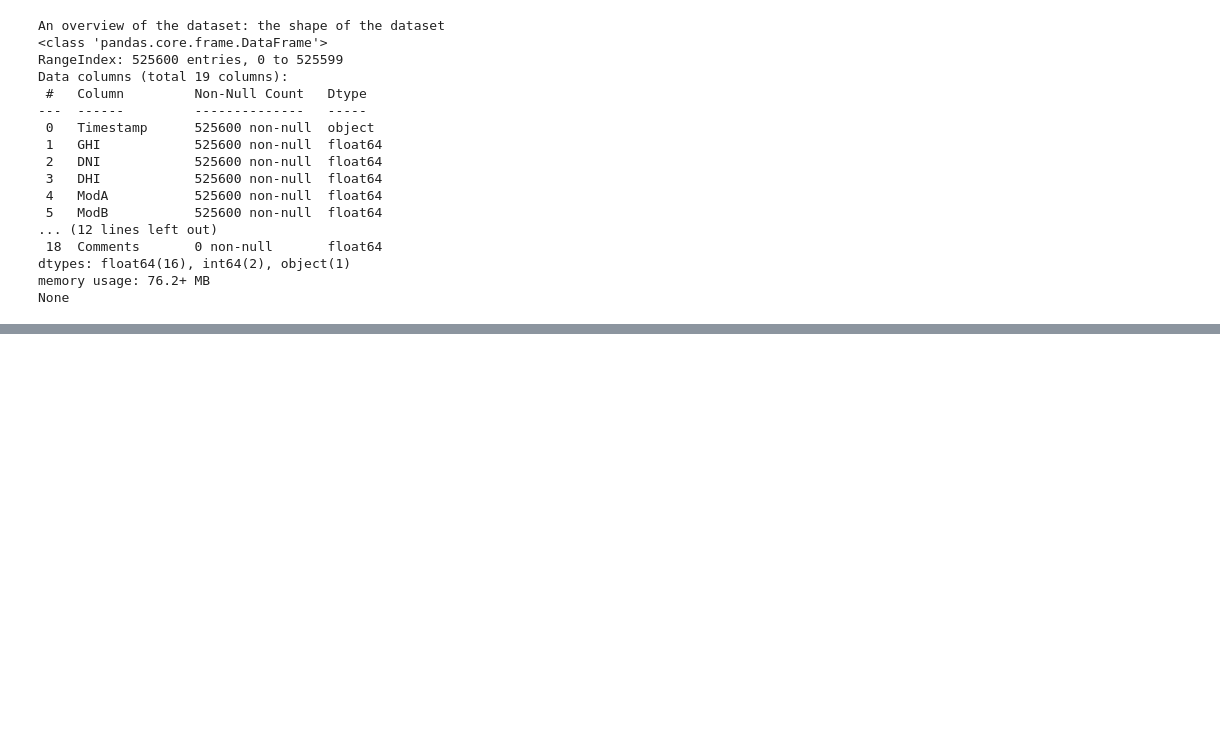
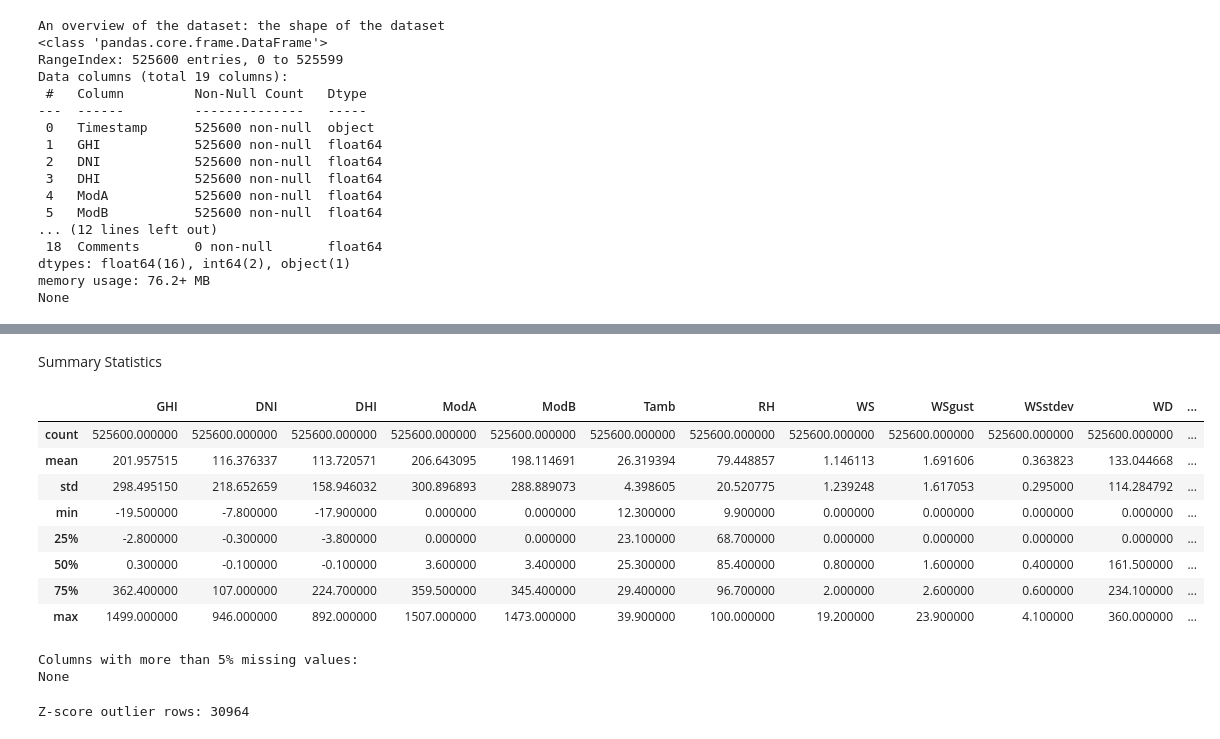
Before and after one commit to Feven777/solar-challenge-week0, a Jupyter notebook: notebook/sierraleone_eda.ipynb, the cells around one changed output, grey strips where cells are left out. Cells and saved outputs as stored; diff of their text form; code cells hidden in the pictures; blank space fills up the shorter version.

Commit message:
add outlier detection and cleaning

```diff
--- a/notebook/sierraleone_eda.ipynb
+++ b/notebook/sierraleone_eda.ipynb
@@ -75,0 +97,35 @@ None
+# %%
+# drop the comments column as it is not needed for analysis
+df=df.drop(columns=['Comments'])
+# %% [markdown]
+Summary Statistics
+# %%
+df.describe()
+# %% [output]
+|  | GHI | DNI | DHI | ModA | ModB | Tamb | RH | WS | WSgust | WSstdev | WD | ... |
+| count | 525600.000000 | 525600.000000 | 525600.000000 | 525600.000000 | 525600.000000 | 525600.000000 | 525600.000000 | 525600.000000 | 525600.000000 | 525600.000000 | 525600.000000 | ... |
+| mean | 201.957515 | 116.376337 | 113.720571 | 206.643095 | 198.114691 | 26.319394 | 79.448857 | 1.146113 | 1.691606 | 0.363823 | 133.044668 | ... |
+| std | 298.495150 | 218.652659 | 158.946032 | 300.896893 | 288.889073 | 4.398605 | 20.520775 | 1.239248 | 1.617053 | 0.295000 | 114.284792 | ... |
+| min | -19.500000 | -7.800000 | -17.900000 | 0.000000 | 0.000000 | 12.300000 | 9.900000 | 0.000000 | 0.000000 | 0.000000 | 0.000000 | ... |
+| 25% | -2.800000 | -0.300000 | -3.800000 | 0.000000 | 0.000000 | 23.100000 | 68.700000 | 0.000000 | 0.000000 | 0.000000 | 0.000000 | ... |
+| 50% | 0.300000 | -0.100000 | -0.100000 | 3.600000 | 3.400000 | 25.300000 | 85.400000 | 0.800000 | 1.600000 | 0.400000 | 161.500000 | ... |
+| 75% | 362.400000 | 107.000000 | 224.700000 | 359.500000 | 345.400000 | 29.400000 | 96.700000 | 2.000000 | 2.600000 | 0.600000 | 234.100000 | ... |
+| max | 1499.000000 | 946.000000 | 892.000000 | 1507.000000 | 1473.000000 | 39.900000 | 100.000000 | 19.200000 | 23.900000 | 4.100000 | 360.000000 | ... |
+# %%
+total_rows=len(df)
+threshold=0.05*total_rows
+missing_values=df.isna().sum()
+cols_over_5pct=missing_values[missing_values>threshold]
+print("Columns with more than 5% missing values:")
+print(cols_over_5pct if not cols_over_5pct.empty else "None")
+# %% [output]
+Columns with more than 5% missing values:
+None
+# %%
+
+num_cols = df.select_dtypes(include=[np.number]).columns.tolist()
+z = np.abs(stats.zscore(df[num_cols], nan_policy="omit"))
+z_outliers_mask = (z > 3).any(axis=1)
+print("Z-score outlier rows:", int(z_outliers_mask.sum()))
+# %% [output]
+Z-score outlier rows: 30964
```
Also changed, not shown: parts of 5 cells of this notebook.
